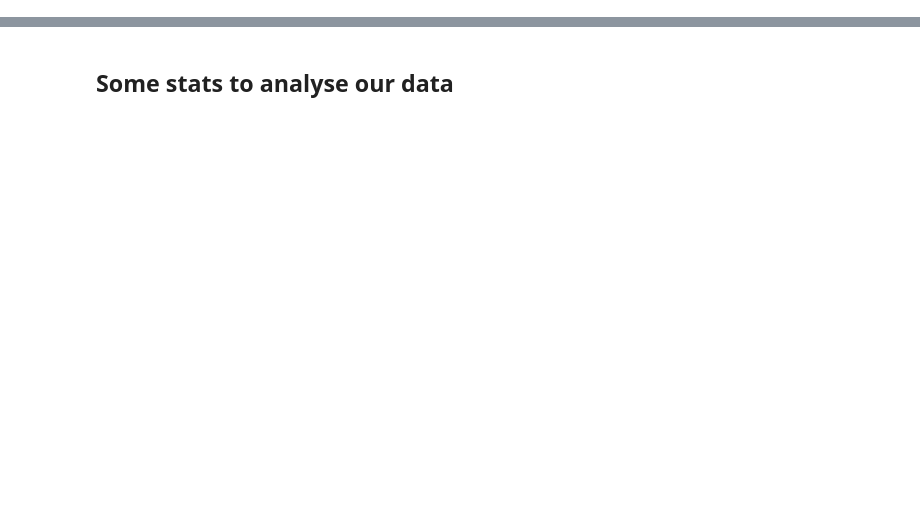
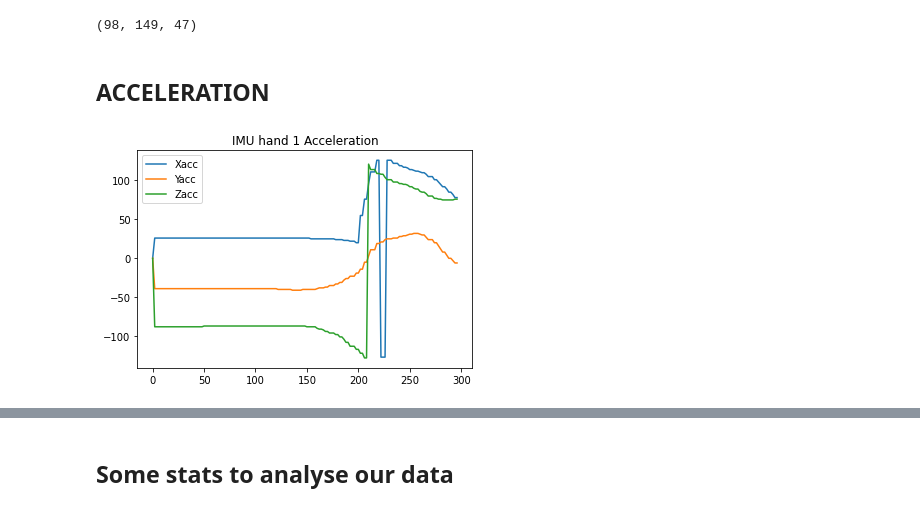
Before and after one commit to AML-neoCortex/TennisServePredictor, a Jupyter notebook: scripts/data_loading.ipynb, the cells around one changed output, grey strips where cells are left out. Saved outputs shown, nothing was run; the diff lists cells and outputs as text; code cells hidden in the pictures; blank space fills up the shorter version.

```diff
--- a/scripts/data_loading.ipynb
+++ b/scripts/data_loading.ipynb
@@ -129,0 +138,12 @@ print(dataset_np.shape)
+# %%
+dataset = []
+for i in range(len(df_full)):
+    df = df_full[i]
+    df_imu1 = df.loc[df['IMU'] == 1]
+    df_imu1.columns = ['IMU','index','X1acc', 'Y1acc', 'Z1acc', 'X1ori', 'Y1ori', 'Z1ori', 'X1mag', 'Y1mag' , 'Z1mag', 'X1gyro', 'Y1gyro', 'Z1gyro', 'X1rot','Y1rot', 'Z1rot' , 'X1lin' ,'Y1lin', 'Z1lin', 'X1grav', 'Y1grav', 'Z1grav', 'Xcam', 'Ycam']
+    df_imu2 = df.loc[df['IMU'] == 2]
+    df_imu2.columns = ['IMU','index','X2acc', 'Y2acc', 'Z2acc', 'X2ori', 'Y2ori', 'Z2ori', 'X2mag', 'Y2mag' , 'Z2mag', 'X2gyro', 'Y2gyro', 'Z2gyro', 'X2rot','Y2rot', 'Z2rot' , 'X2lin' ,'Y2lin', 'Z2lin', 'X2grav', 'Y2grav', 'Z2grav', 'Xcam', 'Ycam']
+
+    merged_df = pd.merge(df_imu1, df_imu2, on='index')
+    merged_df.drop(columns=['index', 'IMU_x'], inplace=True)
+    dataset.append(merged_df)
@@ -129,0 +160,8 @@ print(dataset_np.shape)
+# %%
+dataset_np = np.array(list(map(lambda x: x.to_numpy(), dataset)))
+
+print(dataset_np.shape)
+#raquet  is 2
+#hand is 1
+# %% [output]
+(98, 149, 47)
@@ -129,0 +177,15 @@ print(dataset_np.shape)
+# %% [markdown]
+## ACCELERATION
+# %%
+import matplotlib.pyplot as plt
+
+IMU = 1
+
+plt.plot(df.loc[df['IMU'] == IMU]['Xacc'], label='Xacc')
+plt.plot(df.loc[df['IMU'] == IMU]['Yacc'], label='Yacc')
+plt.plot(df.loc[df['IMU'] == IMU]['Zacc'], label='Zacc')
+plt.title(f'IMU hand {IMU} Acceleration')
+plt.legend()
+plt.show()
+# %% [output]
+[figure, added]
```
Also changed, not shown: parts of 34 cells of this notebook, 4 other files.
